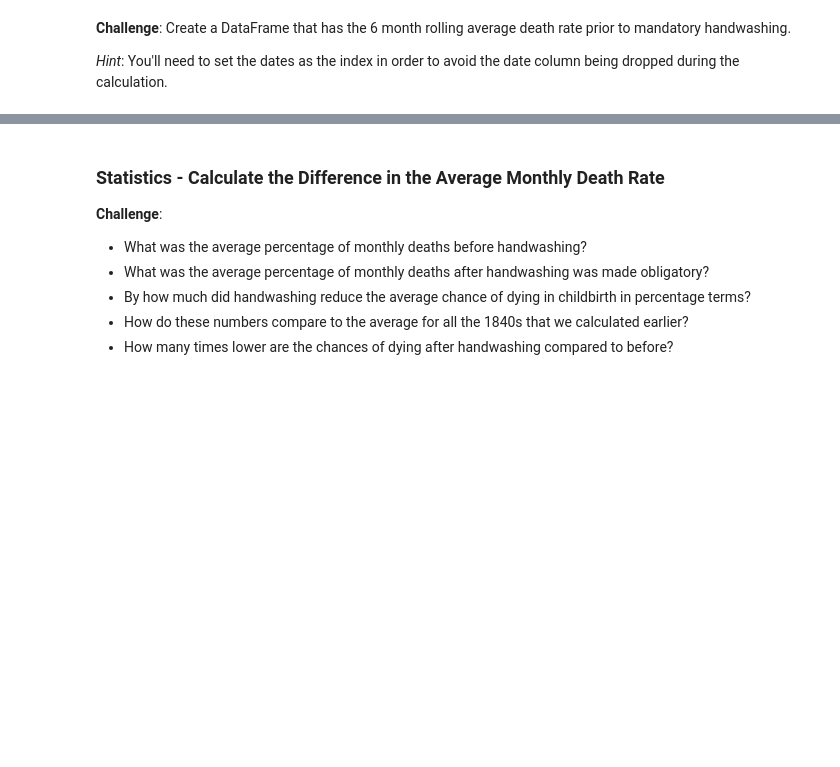
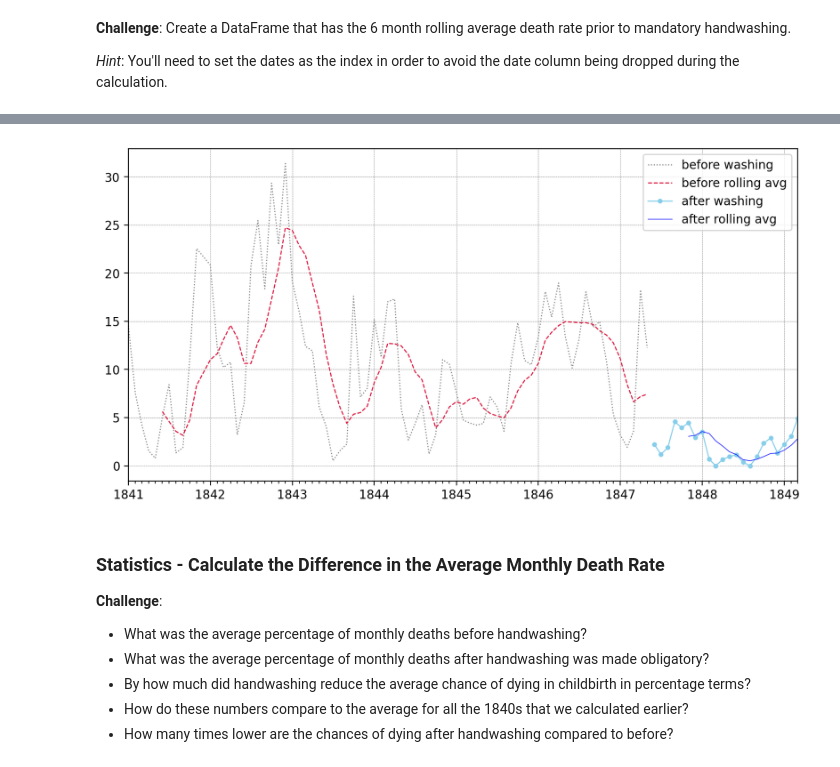
Before and after one commit to KenkiCZ/google_notebooks, a Jupyter notebook: C107.ipynb, the cells around one changed output, grey strips where cells are left out. Saved outputs shown, nothing was run; the diff lists cells and outputs as text; code cells hidden in the pictures; blank space fills up the shorter version.

Commit message:
Done KDE plot by Seaborn and other fascinating plots

```diff
--- a/C107.ipynb
+++ b/C107.ipynb
@@ -222,3 +243,7 @@ handwashing_start = pd.to_datetime('1847-06-01')
 * Create two subsets from the `df_monthly` data: before and after Dr Semmelweis ordered washing hand.
 * Calculate the average death rate prior to June 1947.
 * Calculate the average death rate after June 1947.
+# %%
+df_monthly["pct_deaths"] = df_monthly["deaths"] / df_monthly["births"] * 100
+df_monthly_set_1 = df_monthly[df_monthly["date"] < handwashing_start]
+df_monthly_set_2 = df_monthly[df_monthly["date"] >= handwashing_start]
@@ -228,6 +261,13 @@ handwashing_start = pd.to_datetime('1847-06-01')
 **Challenge**: Create a DataFrame that has the 6 month rolling average death rate prior to mandatory handwashing.
 
 *Hint*: You'll need to set the dates as the index in order to avoid the date column being dropped during the calculation.
+# %%
+df_monthly_set_2.set_index("date", inplace=True)
+# %%
+df_monthly_set_1.set_index("date", inplace=True)
+# %%
+df_rolling_before = df_monthly_set_1.rolling(window=6).mean()
+df_monthly_after = df_monthly_set_2.rolling(window=6).mean()
 # %% [markdown]
 ### Highlighting Subsections of a Line Chart
 
@@ -240,6 +280,40 @@ handwashing_start = pd.to_datetime('1847-06-01')
 * Show the moving average as a thicker, crimon line.
 * Show the rate after handwashing as a skyblue line with round markers.
 * Look at the [code snippet in the documentation to see how you can add a legend](https://matplotlib.org/3.1.1/api/_as_gen/matplotlib.pyplot.legend.html) to the chart.
+# %%
+plt.figure(figsize=(10, 5), dpi = 200)
+
+# Creating seconds axis
+ax1 = plt.gca()
+
+# Locators and Formatters
+ax1.xaxis.set_major_locator(mdates.YearLocator(1))  # Major ticks every year
+ax1.xaxis.set_minor_locator(mdates.MonthLocator())  # Minor ticks every month
+ax1.xaxis.set_major_formatter(mdates.DateFormatter('%Y'))
+
+# Plotting
+plt.plot(df_monthly_set_1.index, df_monthly_set_1["pct_deaths"], color="grey", label="before washing", linewidth = 0.9, linestyle="dotted")
+plt.plot(df_rolling_before.index, df_rolling_before["pct_deaths"], color="crimson", label="before rolling avg", linewidth = 0.9, linestyle="--")
+plt.plot(df_monthly_set_2.index, df_monthly_set_2["pct_deaths"], color="skyblue", label="after washing", linewidth = 0.9, marker=".")
+plt.plot(df_monthly_after.index, df_monthly_after["pct_deaths"], color="blue", label="after rolling avg", linewidth = 0.5)
+
+# Setting limits
+ax1.set_xlim(df_monthly["date"].iloc[0], df_monthly["date"].iloc[-1])
+
+# Grid
+ax1.grid(color='grey', linestyle='--', linewidth = 0.3)
+
+# Labeling
+ax1.set_xlabel("")
+ax1.set_ylabel("")
+plt.title("", fontsize=20, fontweight="bold")
+
+# Legend
+ax1.legend(loc='upper right')
+
+plt.show()
+# %% [output]
+[figure, added]
 # %% [markdown]
 ### Statistics - Calculate the Difference in the Average Monthly Death Rate
 
```
Also changed, not shown: parts of 17 cells of this notebook.
